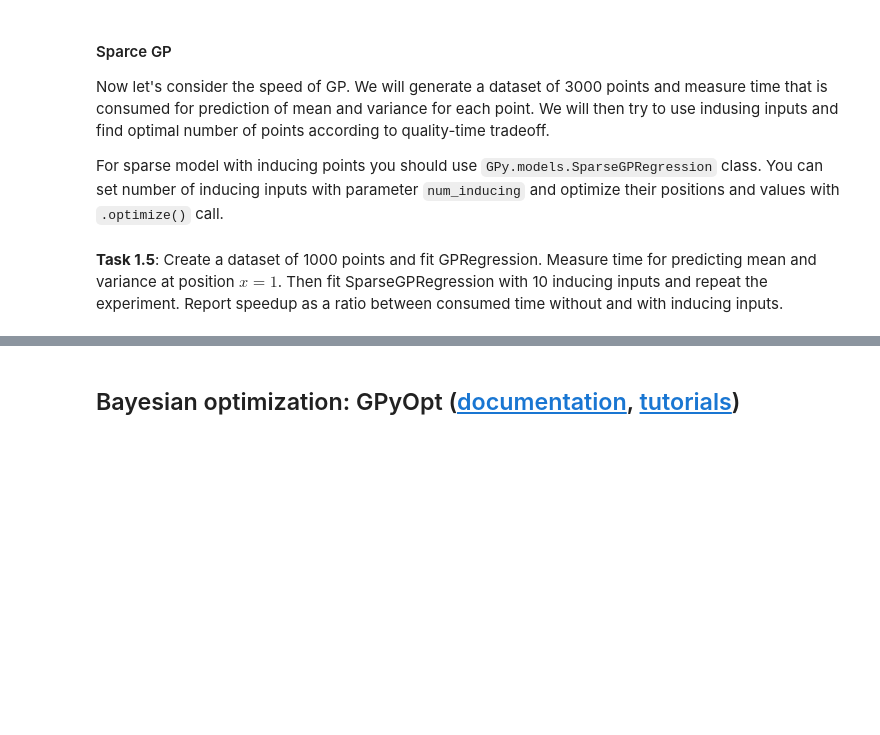
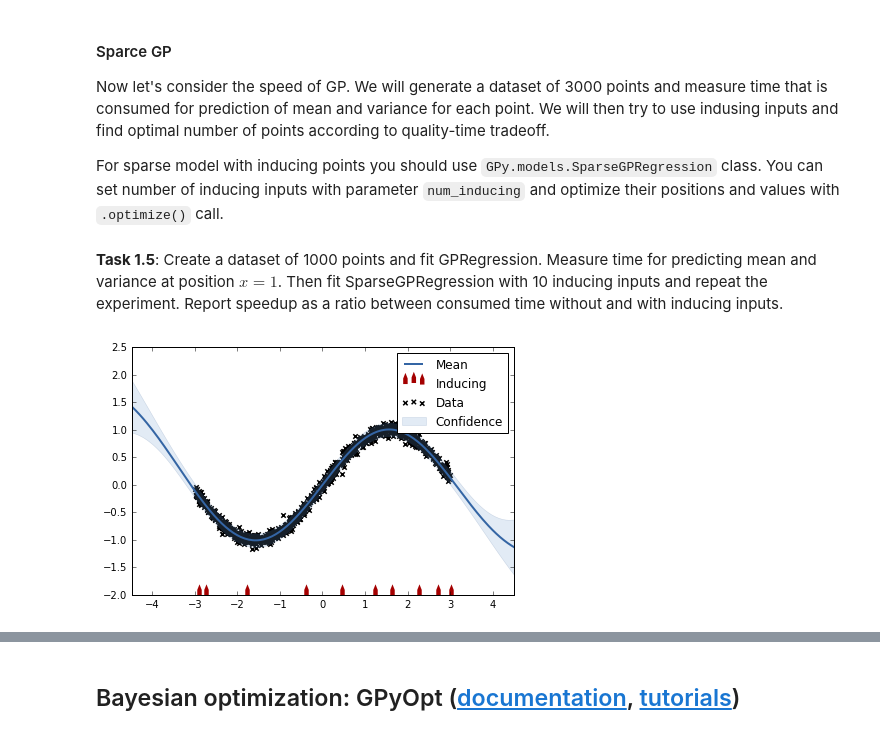
Before and after one commit to pmatthews91/BMMLExamples, a Jupyter notebook: Week6/Week6GPy.ipynb, the cells around one changed output, grey strips where cells are left out. Saved outputs shown, nothing was run; the diff lists cells and outputs as text; code cells hidden in the pictures; blank space fills up the shorter version.

```diff
--- a/Week6/Week6GPy.ipynb
+++ b/Week6/Week6GPy.ipynb
@@ -158,5 +174,14 @@ time_sgp = time.time()-start
+# %%
+start = time.time()
+kernel_sgp = GPy.kern.RBF(1, variance=1.5, lengthscale=2.0)
+model_sgp = GPy.models.SparseGPRegression(X, y, kernel = kernel_sgp)
+model_sgp.optimize()
+mean, variance = model_sgp.predict(np.array([1]).reshape(1,1))
+time_sgp = time.time()-start
 # %%
-model.plot()
+model_sgp.plot()
 plt.show()
+# %% [output]
+[figure, added]
 # %%
 grader.submit_GPy_5(time_gp / time_sgp)
```
Also changed, not shown: parts of 9 cells of this notebook.
